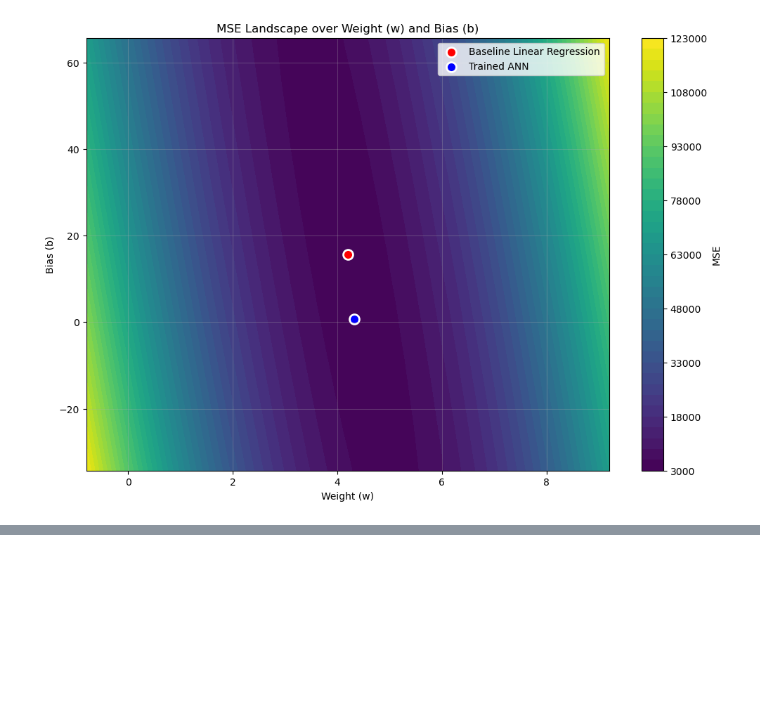
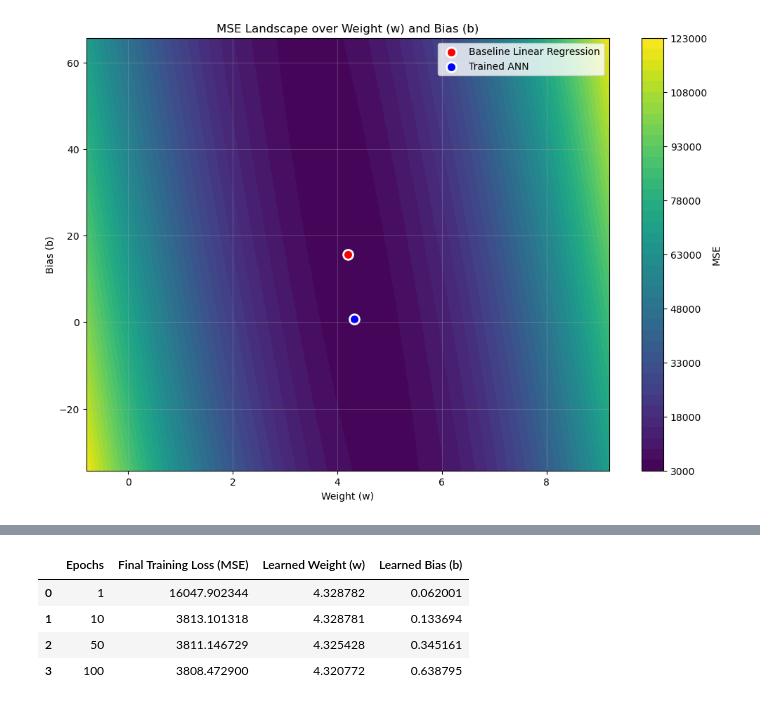
Before and after one commit to Niraj7272/DataScience, a Jupyter notebook: Practice/DL/ANN/ann_regression.ipynb, the cells around one changed output, grey strips where cells are left out. Cells and saved outputs as stored; diff of their text form; code cells hidden in the pictures; blank space fills up the shorter version.

```diff
--- a/Practice/DL/ANN/ann_regression.ipynb
+++ b/Practice/DL/ANN/ann_regression.ipynb
@@ -525,0 +553,23 @@ def build_and_train_model(learning_rate, epochs= 100, seed=42):
+# %%
+epoch_options = [1, 10, 50, 100]
+epoch_results = []
+
+for n_epochs in epoch_options:
+    m, h = build_and_train_model(learning_rate=0.0001, epochs=n_epochs)
+    w_e, b_e = m.get_weights()[0][0][0], m.get_weights()[1][0]
+    final_loss_e = h.history['loss'][-1]
+    epoch_results.append({
+        'Epochs': n_epochs,
+        'Final Training Loss (MSE)': final_loss_e,
+        'Learned Weight (w)': w_e,
+        'Learned Bias (b)': b_e
+    })
+
+epoch_results_df = pd.DataFrame(epoch_results)
+epoch_results_df
+# %% [output]
+|  | Epochs | Final Training Loss (MSE) | Learned Weight (w) | Learned Bias (b) |
+| 0 | 1 | 16047.902344 | 4.328782 | 0.062001 |
+| 1 | 10 | 3813.101318 | 4.328781 | 0.133694 |
+| 2 | 50 | 3811.146729 | 4.325428 | 0.345161 |
+| 3 | 100 | 3808.472900 | 4.320772 | 0.638795 |
```
Also changed, not shown: parts of 15 cells of this notebook.
